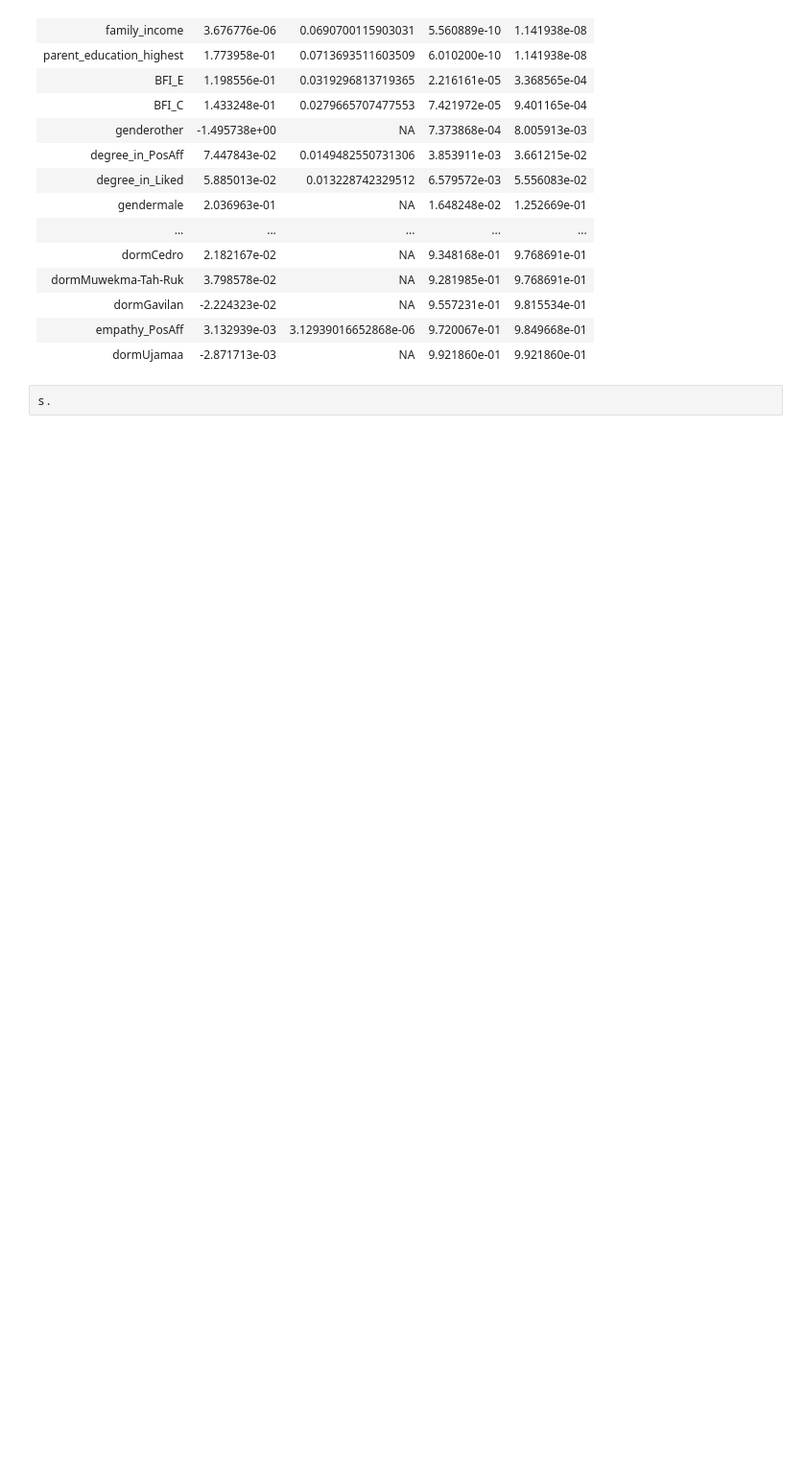
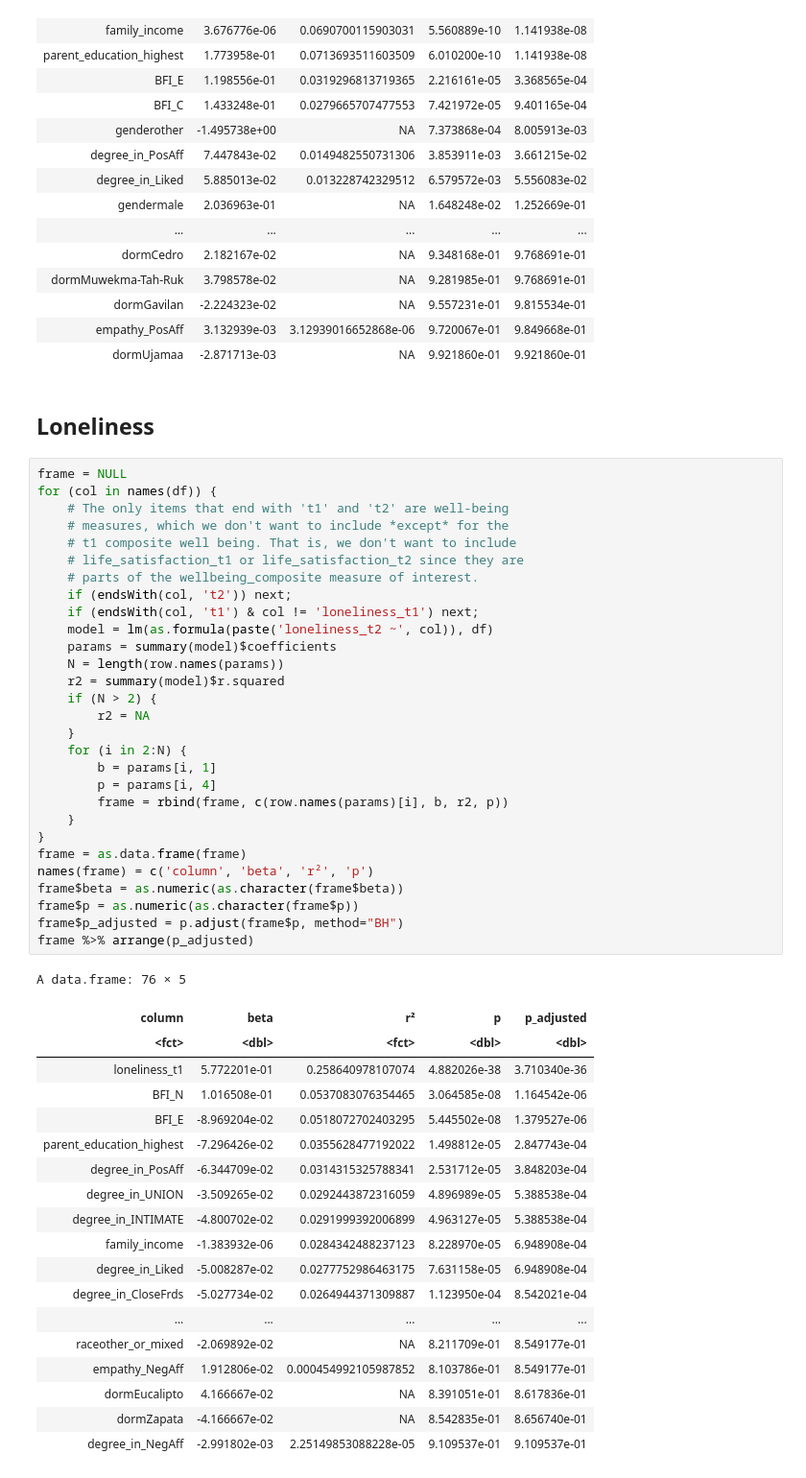
Before and after one commit to snlstanford/Communities-Project, a Jupyter notebook: analysis/2019/Analysis - Network statistics do not predict t2 wellbeing, and thus cannot mediate anything.ipynb, the cells around one changed output. Shown at 96% size. Cells and saved outputs as stored; diff of their text form; blank space fills up the shorter version.

Commit message:
Update mediation notebook to include loneliness/life-satisfaction/stress

```diff
--- a/analysis/2019/Analysis - Network statistics do not predict t2 wellbeing, and thus cannot mediate anything.ipynb
+++ b/analysis/2019/Analysis - Network statistics do not predict t2 wellbeing, and thus cannot mediate anything.ipynb
@@ -168,5 +170,54 @@ A data.frame: 76 × 5
 | dormGavilan | -2.224323e-02 | NA | 9.557231e-01 | 9.815534e-01 |
 | empathy_PosAff | 3.132939e-03 | 3.12939016652868e-06 | 9.720067e-01 | 9.849668e-01 |
 | dormUjamaa | -2.871713e-03 | NA | 9.921860e-01 | 9.921860e-01 |
-# %%
-s.
+# %% [markdown]
+## Loneliness
+# %%
+frame = NULL
+for (col in names(df)) {
+    # The only items that end with 't1' and 't2' are well-being
+    # measures, which we don't want to include *except* for the
+    # t1 composite well being. That is, we don't want to include
+    # life_satisfaction_t1 or life_satisfaction_t2 since they are
+    # parts of the wellbeing_composite measure of interest.
+    if (endsWith(col, 't2')) next;
+    if (endsWith(col, 't1') & col != 'loneliness_t1') next;
+    model = lm(as.formula(paste('loneliness_t2 ~', col)), df)
+    params = summary(model)$coefficients
+    N = length(row.names(params))
+    r2 = summary(model)$r.squared
+    if (N > 2) {
+        r2 = NA
+    }
+    for (i in 2:N) {
+        b = params[i, 1]
+        p = params[i, 4]
+        frame = rbind(frame, c(row.names(params)[i], b, r2, p))
+    }
+}
+frame = as.data.frame(frame)
+names(frame) = c('column', 'beta', 'r²', 'p')
+frame$beta = as.numeric(as.character(frame$beta))
+frame$p = as.numeric(as.character(frame$p))
+frame$p_adjusted = p.adjust(frame$p, method="BH")
+frame %>% arrange(p_adjusted)
+# %% [output]
+A data.frame: 76 × 5
+| column | beta | r² | p | p_adjusted |
+| <fct> | <dbl> | <fct> | <dbl> | <dbl> |
+| loneliness_t1 | 5.772201e-01 | 0.258640978107074 | 4.882026e-38 | 3.710340e-36 |
+| BFI_N | 1.016508e-01 | 0.0537083076354465 | 3.064585e-08 | 1.164542e-06 |
+| BFI_E | -8.969204e-02 | 0.0518072702403295 | 5.445502e-08 | 1.379527e-06 |
+| parent_education_highest | -7.296426e-02 | 0.0355628477192022 | 1.498812e-05 | 2.847743e-04 |
+| degree_in_PosAff | -6.344709e-02 | 0.0314315325788341 | 2.531712e-05 | 3.848203e-04 |
+| degree_in_UNION | -3.509265e-02 | 0.0292443872316059 | 4.896989e-05 | 5.388538e-04 |
+| degree_in_INTIMATE | -4.800702e-02 | 0.0291999392006899 | 4.963127e-05 | 5.388538e-04 |
+| family_income | -1.383932e-06 | 0.0284342488237123 | 8.228970e-05 | 6.948908e-04 |
+| degree_in_Liked | -5.008287e-02 | 0.0277752986463175 | 7.631158e-05 | 6.948908e-04 |
+| degree_in_CloseFrds | -5.027734e-02 | 0.0264944371309887 | 1.123950e-04 | 8.542021e-04 |
+| ... | ... | ... | ... | ... |
+| raceother_or_mixed | -2.069892e-02 | NA | 8.211709e-01 | 8.549177e-01 |
+| empathy_NegAff | 1.912806e-02 | 0.000454992105987852 | 8.103786e-01 | 8.549177e-01 |
+| dormEucalipto | 4.166667e-02 | NA | 8.391051e-01 | 8.617836e-01 |
+| dormZapata | -4.166667e-02 | NA | 8.542835e-01 | 8.656740e-01 |
+| degree_in_NegAff | -2.991802e-03 | 2.25149853088228e-05 | 9.109537e-01 | 9.109537e-01 |
```
Also changed, not shown: parts of 11 cells of this notebook.
